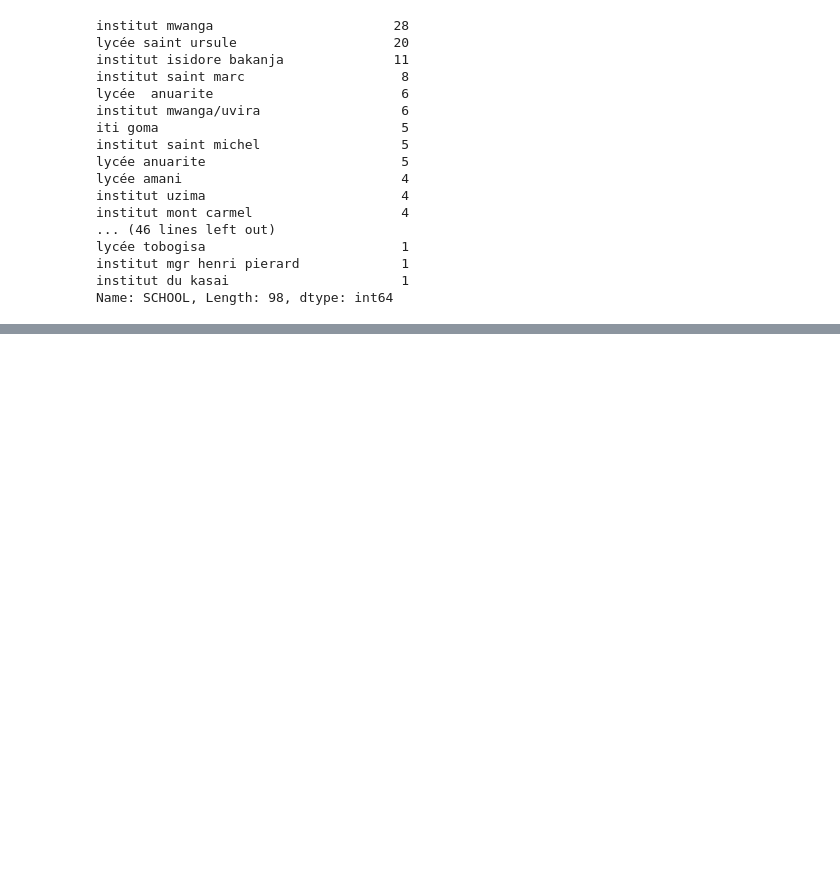
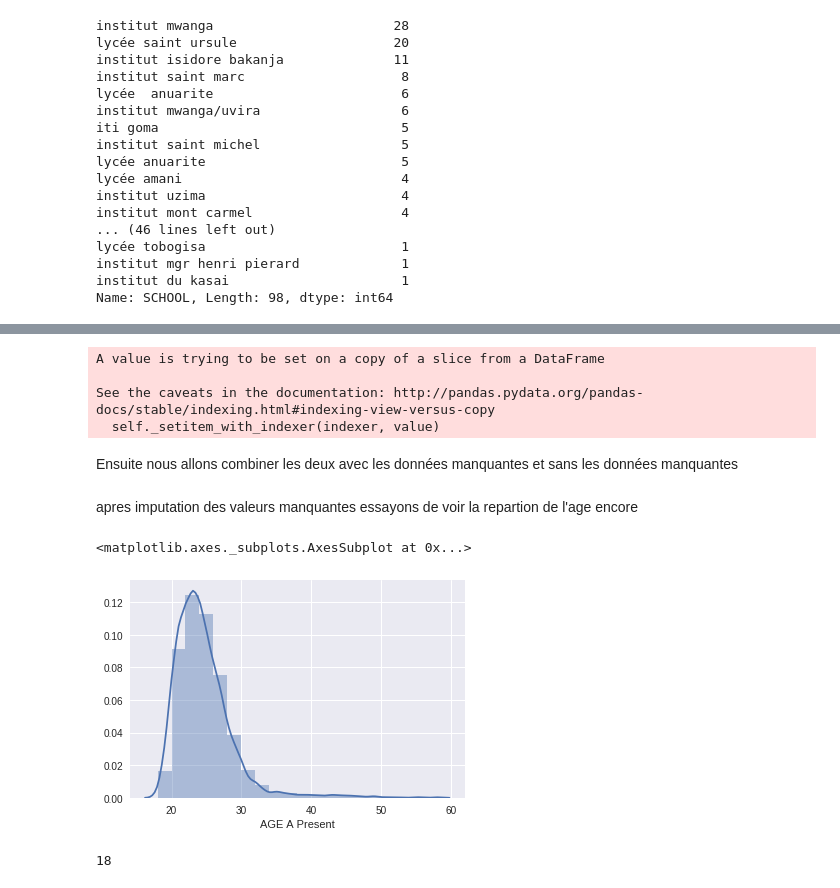
Before and after one commit to espoirMur/Student-Grade-Predictor, a Jupyter notebook: DataExplorationDraft1.ipynb, the cells around one changed output, grey strips where cells are left out. Saved outputs shown, nothing was run; the diff lists cells and outputs as text; code cells hidden in the pictures; blank space fills up the shorter version.

```diff
--- a/DataExplorationDraft1.ipynb
+++ b/DataExplorationDraft1.ipynb
@@ -788,0 +921,2 @@ Name: SCHOOL, Length: 98, dtype: int64
+# %%
+moyenAge=int(BIRTHDAY1.loc[BIRTHDAY1.isnull()!=True].apply(birthday).mean())
@@ -788,0 +943,11 @@ Name: SCHOOL, Length: 98, dtype: int64
+# %%
+AGES=BIRTHDAY1.apply(birthday)
+# %%
+datasetIn.BIRTHDAY.loc[datasetIn.BIRTHDAY==0]=moyenAge
+# %% [output]
+A value is trying to be set on a copy of a slice from a DataFrame
+
+See the caveats in the documentation: http://pandas.pydata.org/pandas-docs/stable/indexing.html#indexing-view-versus-copy
+  self._setitem_with_indexer(indexer, value)
+# %%
+datasetIn.BIRTHDAY=AGES
@@ -788,0 +963,13 @@ Name: SCHOOL, Length: 98, dtype: int64
+# %% [markdown]
+Ensuite nous allons combiner les deux avec les données manquantes et sans les données manquantes
+# %% [markdown]
+apres imputation des valeurs manquantes essayons de voir la repartion de l'age encore
+# %%
+sns.distplot(datasetIn['BIRTHDAY'],bins=20,axlabel='AGE A Present',kde=1,norm_hist=0)
+# %% [output]
+<matplotlib.axes._subplots.AxesSubplot at 0x...>
+[figure, added]
+# %%
+datasetIn['BIRTHDAY'].min()
+# %% [output]
+18
```
Also changed, not shown: parts of 60 cells of this notebook, 1 other file.
